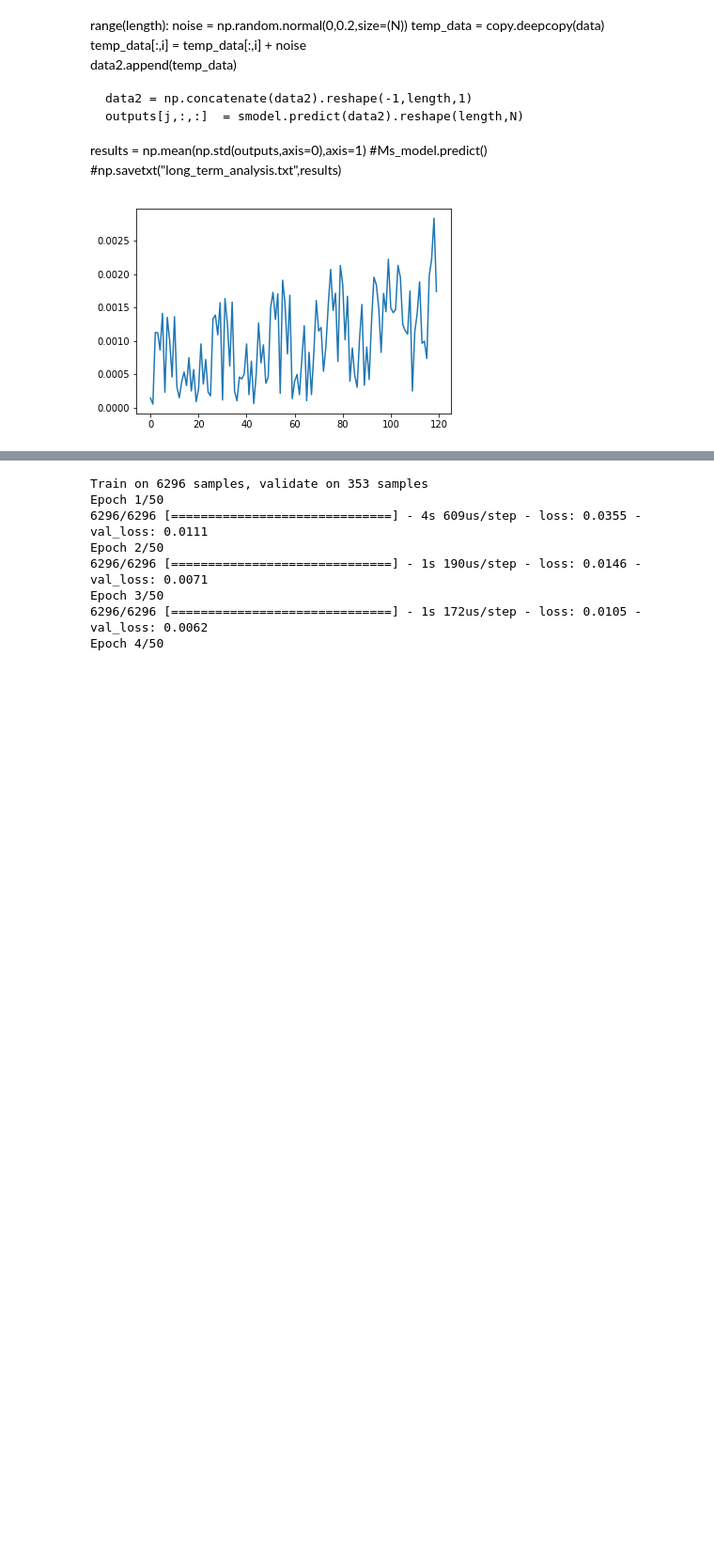
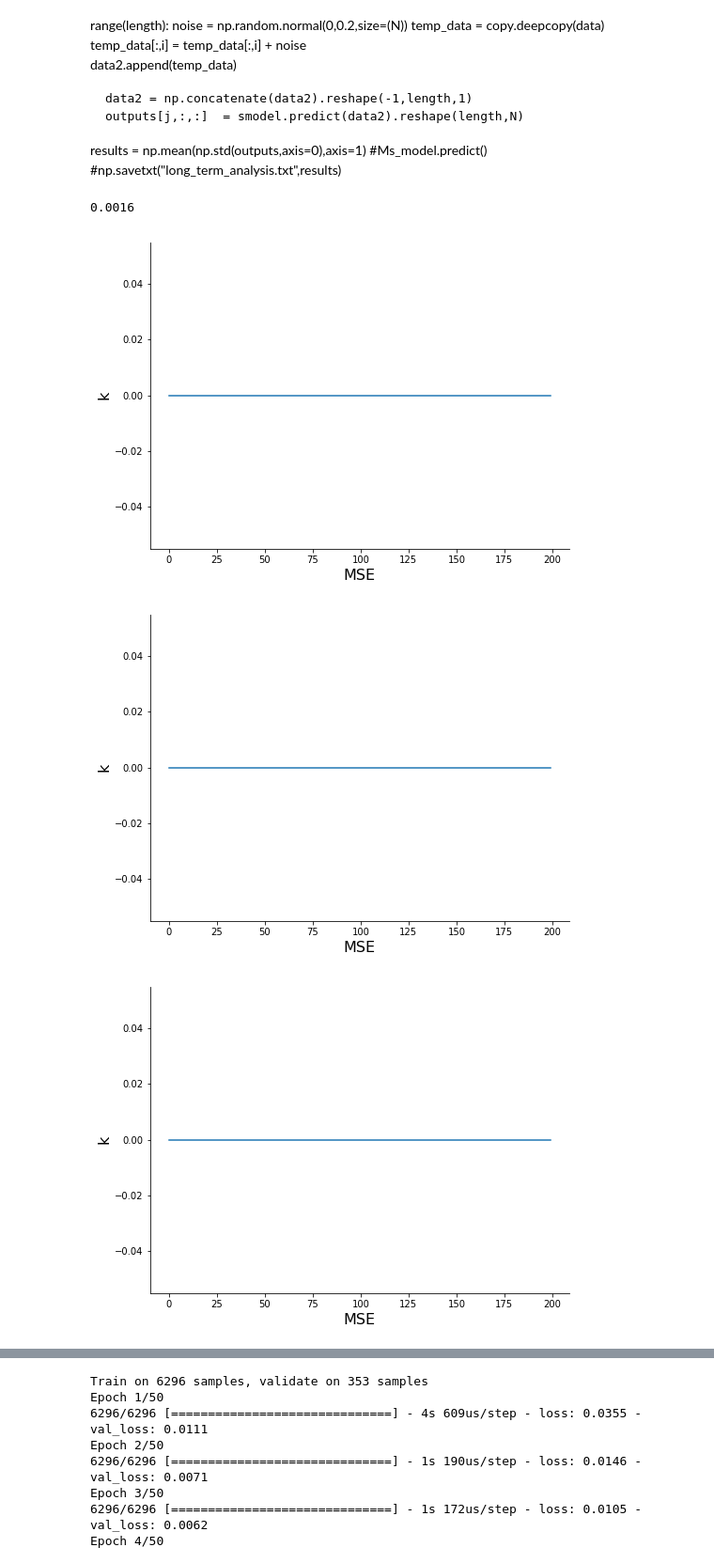
Before and after one commit to xixolio/Wind_speed, a Jupyter notebook: Long-term-experiments.ipynb, the cells around one changed output, grey strips where cells are left out. Shown at 94% size. Saved outputs shown, nothing was run; the diff lists cells and outputs as text; code cells hidden in the pictures; blank space fills up the shorter version.

```diff
--- a/Long-term-experiments.ipynb
+++ b/Long-term-experiments.ipynb
@@ -264,23 +267,32 @@ results = np.mean(np.std(outputs,axis=0),axis=1)
+# %%
+0.04**2
+# %% [output]
+0.0016
+# %%
+Ms_long_results = np.loadtxt("long_term_analysis_Ms_LSTM.txt")
+Ms_long_results10 = np.loadtxt("long_term_analysis_Ms_LSTM10.txt")
 # %%
-variability = np.mean(np.std(tpredictions,axis=2),axis=2)
-variability2 = np.mean(np.std(tpredictions2,axis=2),axis=2)
+#variability = np.mean(np.std(tpredictions,axis=2),axis=2)
+#variability2 = np.mean(np.std(tpredictions2,axis=2),axis=2)
 
-plt.figure(figsize=(8,6))
-ax =plt.subplot(111)
-for i in range(10):
-    plt.plot(variability[i])
-    #plt.plot(variability2[i])
+for r in Ms_long_results10:
+    plt.figure(figsize=(8,6))
+    ax =plt.subplot(111)
+    plt.plot(r)
+        #plt.plot(variability2[i])
 
-ax.spines["top"].set_visible(False)
-ax.spines["right"].set_visible(False)
+    ax.spines["top"].set_visible(False)
+    ax.spines["right"].set_visible(False)
 
-ax.get_xaxis().tick_bottom()
-ax.get_yaxis().tick_left()
+    ax.get_xaxis().tick_bottom()
+    ax.get_yaxis().tick_left()
 
-plt.ylabel("Variability", fontsize=16)
-plt.xlabel("Variability", fontsize=16)
+    plt.ylabel("k", fontsize=16)
+    plt.xlabel("MSE", fontsize=16)
 
 
-plt.show()
+    plt.show()
 # %% [output]
-[figure, old version]
+[figure, new version]
+[figure, added]
+[figure, added]
```
Also changed, not shown: parts of 5 cells of this notebook.
